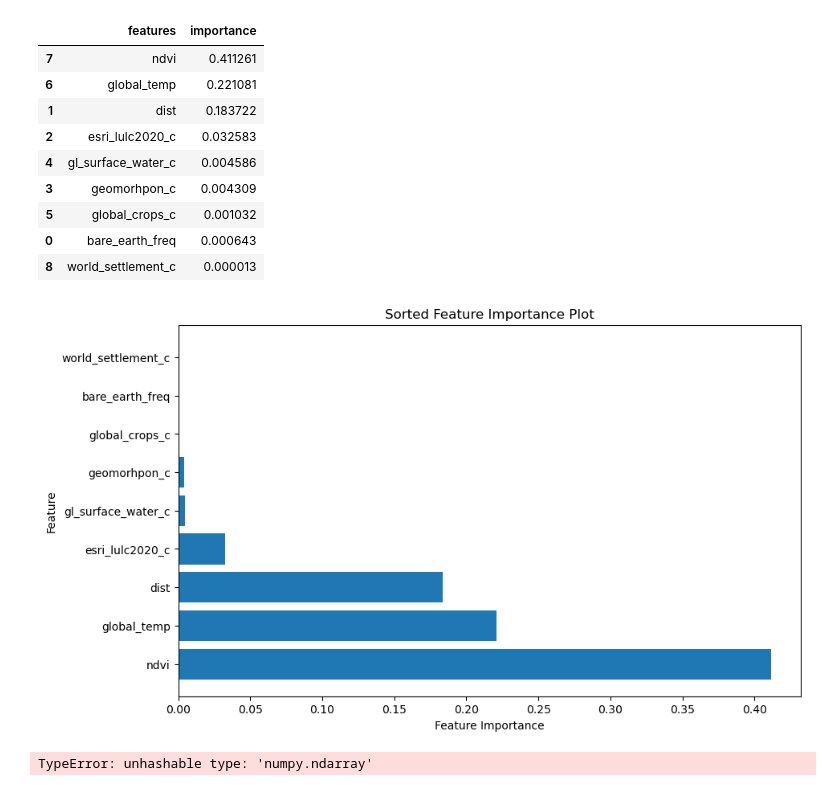
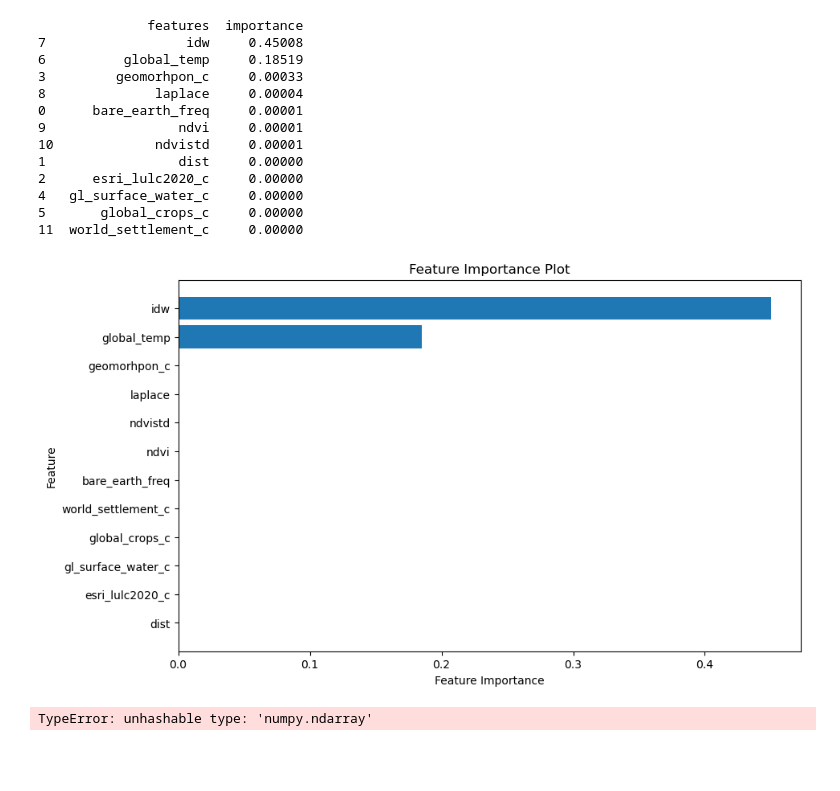
Before and after one commit to leowlk/RF_Terrain, a Jupyter notebook: notebooks/feature_importance.ipynb, the cells around one changed output. Drawn from its saved outputs; the diff is of its cells as text; code cells hidden in the pictures; blank space fills up the shorter version.

```diff
--- a/notebooks/feature_importance.ipynb
+++ b/notebooks/feature_importance.ipynb
@@ -3,35 +3,38 @@ import pandas as pd
 import numpy as np
 import matplotlib.pyplot as plt
 
-feature_importance = pd.read_csv("../ICESAT/feature_importance.csv")
-feature_importance.columns = ['features', 'importance']
+feature_importance = pd.read_csv("../perm_importance.csv")
+feature_importance.columns = ['m', 'features', 'importance']
 
-feature_importance['features'] = feature_importance['features'].str.extract(r'(\w+)_')
-feature_importance = feature_importance.groupby('features')['importance'].sum().reset_index()
+# feature_importance['features'] = feature_importance['features'].str.extract(r'(\w+)_')
+# feature_importance = feature_importance.groupby('features')['importance'].sum().reset_index()
 
 sorted_importance = feature_importance.sort_values(by='importance', ascending=False)
-sorted_importance
+print(sorted_importance.iloc[:, -2:])
 # %% [output]
-|  | features | importance |
-| 7 | ndvi | 0.411261 |
-| 6 | global_temp | 0.221081 |
-| 1 | dist | 0.183722 |
-| 2 | esri_lulc2020_c | 0.032583 |
-| 4 | gl_surface_water_c | 0.004586 |
-| 3 | geomorhpon_c | 0.004309 |
-| 5 | global_crops_c | 0.001032 |
-| 0 | bare_earth_freq | 0.000643 |
-| 8 | world_settlement_c | 0.000013 |
+              features  importance
+7                  idw     0.45008
+6          global_temp     0.18519
+3         geomorhpon_c     0.00033
+8              laplace     0.00004
+0      bare_earth_freq     0.00001
+9                 ndvi     0.00001
+10             ndvistd     0.00001
+1                 dist     0.00000
+2      esri_lulc2020_c     0.00000
+4   gl_surface_water_c     0.00000
+5       global_crops_c     0.00000
+11  world_settlement_c     0.00000
 # %%
 plt.figure(figsize=(10, 6))
 plt.barh(range(len(sorted_importance)), sorted_importance['importance'], align='center')
 plt.yticks(range(len(sorted_importance)), sorted_importance['features'])
 plt.xlabel('Feature Importance')
 plt.ylabel('Feature')
-plt.title('Sorted Feature Importance Plot')
+plt.title('Feature Importance Plot')
 plt.show()
 # %% [output]
-[figure, old version]
+[figure, new version]
 # %%
 plt.barh(y = np.arange(len(feature_importance)), width=feature_importance)
 
```
Also changed, not shown: 12 other files.
